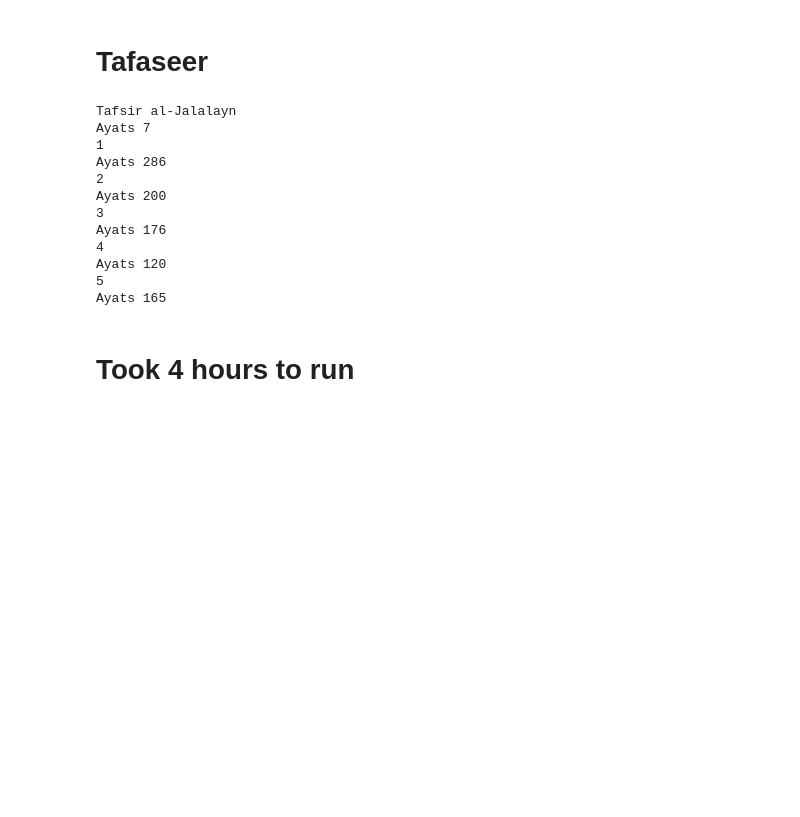
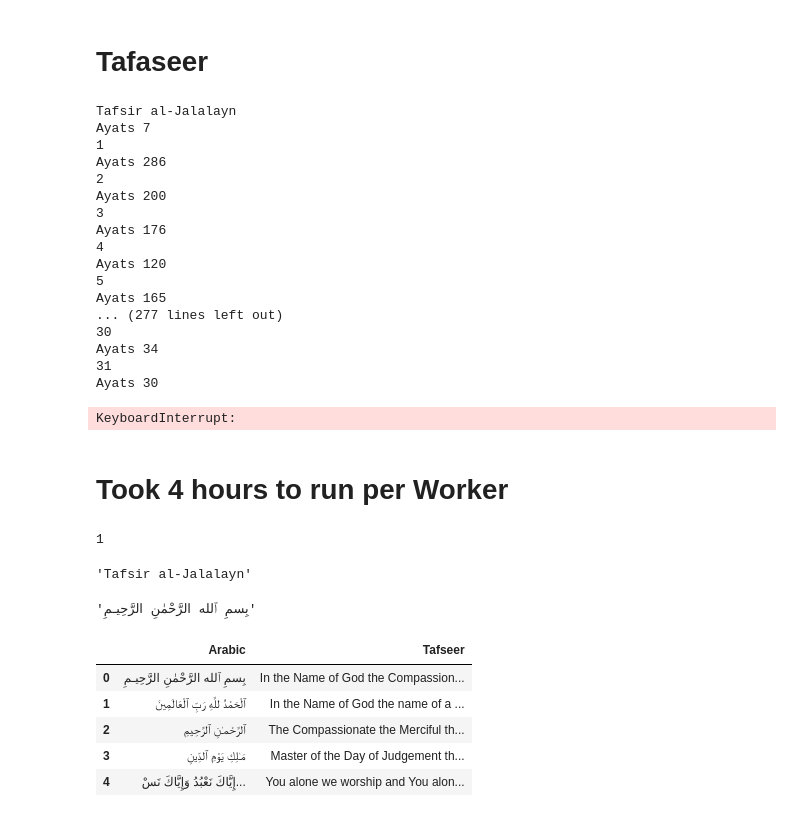
Before and after one commit to islamAndAi/QURAN-NLP, a Jupyter notebook: Scraping Authentic Data.ipynb, the cells around one changed output. Drawn from its saved outputs; the diff is of its cells as text; code cells hidden in the pictures; blank space fills up the shorter version.

Commit message:
added more tafseer data

```diff
--- a/Scraping Authentic Data.ipynb
+++ b/Scraping Authentic Data.ipynb
@@ -153,7 +153,8 @@ driver = webdriver.Chrome(ChromeDriverManager().install())
 TAFSEERS = []
 url = 'https://www.altafsir.com/Tafasir.asp?tMadhNo=0&tTafsirNo=74&tSoraNo=1&tAyahNo=1&tDisplay=yes&UserProfile=0&LanguageId=2'
 driver.get(url)
-for k in (74, 73, 86, 93, 107, 108, 109):
+# 74 completed
+for k in (73, 86, 93, 107, 108, 109):
     worker = []
     select = Select(driver.find_element('id','Tafsir'))
     selected_option = select.first_selected_option
@@ -190,13 +191,44 @@ Ayats 176
 Ayats 120
 5
 Ayats 165
+... (277 lines left out)
+30
+Ayats 34
+31
+Ayats 30
+KeyboardInterrupt:
 # %% [markdown]
-# Took 4 hours to run
+# Took 4 hours to run per Worker
 # %%
-len(TAFSEER)
+len(TAFSEERS)
+# %% [output]
+1
+# %%
+TAFSEERS[0][0]
+# %% [output]
+'Tafsir al-Jalalayn'
+# %%
+# ONLY FOR 1 Worker
+worker_name = TAFSEERS[0][0].replace(" ", "_")
+arabic = []
+tafsir = []
+for i in range(1, len(TAFSEERS[0])):
+    if i%2==0:
+        tafsir.append(TAFSEERS[0][i])
+    else:
+        arabic.append(TAFSEERS[0][i].replace("{","").replace("}", "").strip())
 # %%
-TAFSEER[0]
+arabic[0]
+# %% [output]
+'بِسمِ ٱلله الرَّحْمٰنِ الرَّحِيـمِ'
 # %%
-df['Tafseer'] = TAFSEER
+df = pd.DataFrame(data=zip(arabic, tafsir), columns=['Arabic', 'Tafseer'])
 df.head()
+# %% [output]
+|  | Arabic | Tafseer |
+| 0 | بِسمِ ٱلله الرَّحْمٰنِ الرَّحِيـمِ | In the Name of God the Compassion... |
+| 1 | ٱلْحَمْدُ للَّهِ رَبِّ ٱلْعَالَمِينَ | In the Name of God the name of a ... |
+| 2 | ٱلرَّحْمـٰنِ ٱلرَّحِيمِ | The Compassionate the Merciful th... |
+| 3 | مَـٰلِكِ يَوْمِ ٱلدِّينِ | Master of the Day of Judgement th... |
+| 4 | إِيَّاكَ نَعْبُدُ وَإِيَّاكَ نَسْ... | You alone we worship and You alon... |
 # %%
```
Also changed, not shown: parts of 1 cell of this notebook, 6 other files.
